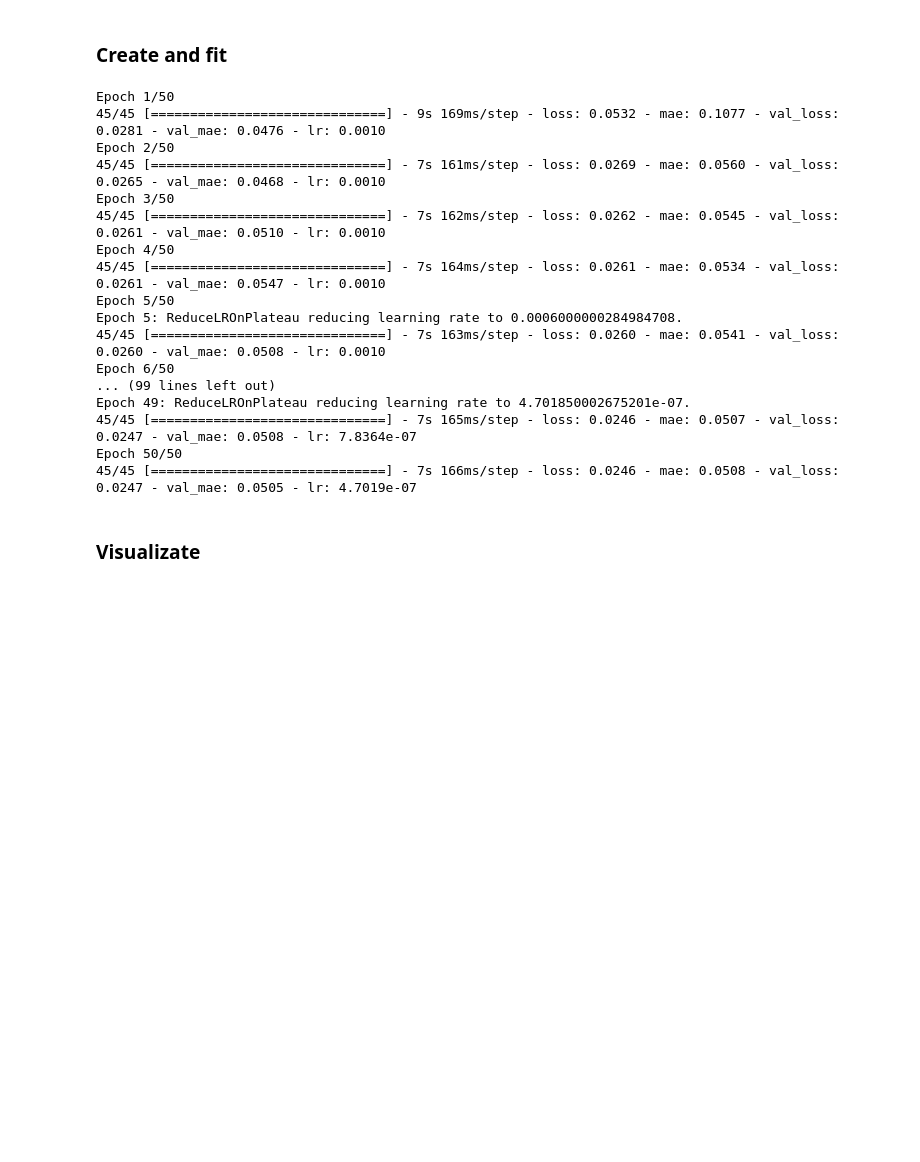
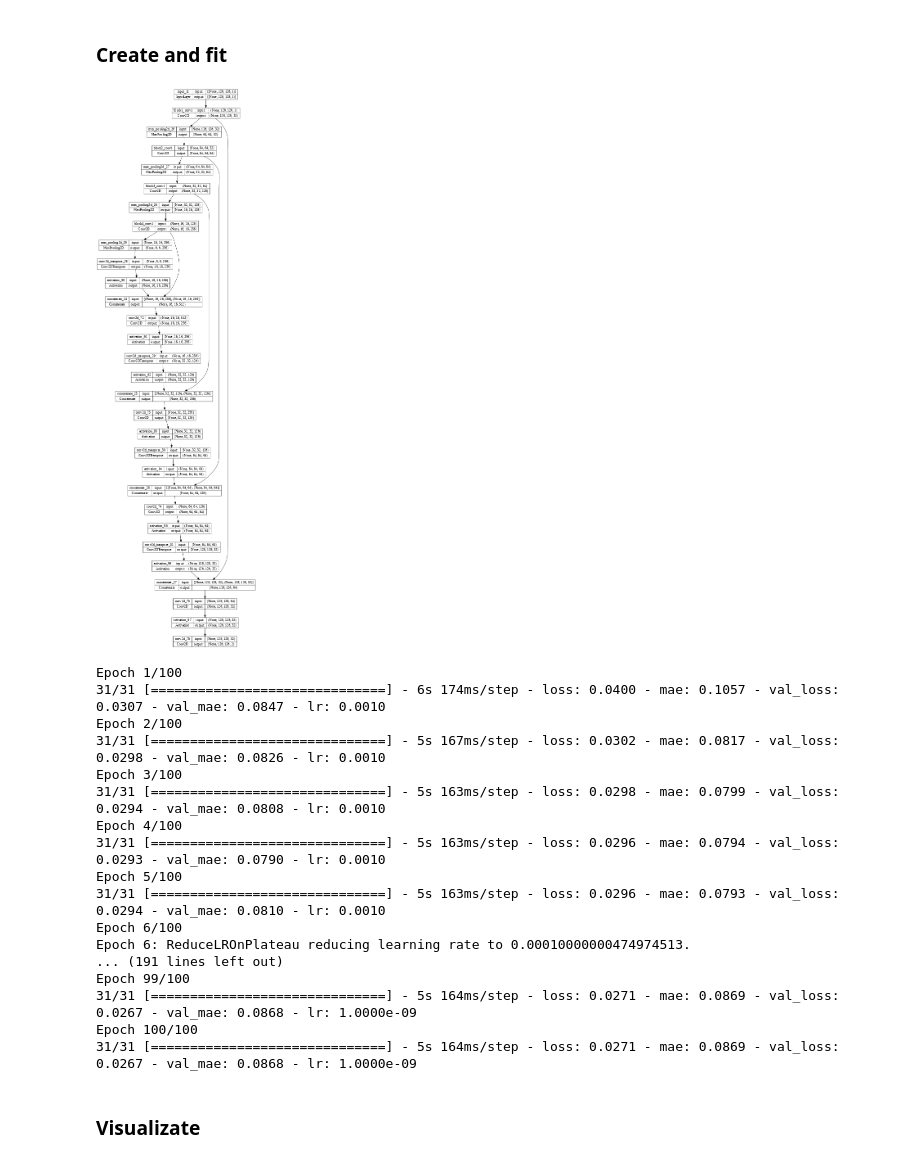
Before and after one commit to NikolaevMikhailRoma/gprMax_project, a Jupyter notebook: ML.ipynb, the cells around one changed output. Saved outputs shown, nothing was run; the diff lists cells and outputs as text; code cells hidden in the pictures; blank space fills up the shorter version.

```diff
--- a/ML.ipynb
+++ b/ML.ipynb
@@ -336,7 +336,7 @@ def sunet(input_shape,
   # x = BatchNormalization()(x)
   x = Activation('relu')(x)
 
-  x = Conv2D(class_count, (3, 3), padding='same', activation = 'tanh')(x)
+  x = Conv2D(class_count, (3, 3), padding='same', activation = 'sigmoid')(x)
 
 
 
@@ -352,13 +352,15 @@ def sunet(input_shape,
   return model
 # %%
 model_sunet = sunet((IMG_WIDTH, IMG_HEIGHT, 1), GEOM_CHANNELS)
-# utils.plot_model(model_sunet, show_shapes=True, dpi=40)
+utils.plot_model(model_sunet, show_shapes=True, dpi=40)
+# %% [output]
+[figure, added]
 # %%
 reduceLROnPlateau = ReduceLROnPlateau(monitor='val_loss',
-                                      factor=0.6,
+                                      factor=0.1,
                                       patience=2,
                                       verbose=1,
-                                      min_lr=0.0000001)
+                                      min_lr=0.000000001)
 earlystop=EarlyStopping(monitor='val_loss',
                         min_delta=0,
                         patience=4,
@@ -387,23 +389,23 @@ history = model_sunet.fit(X_train, y_train,
                              ],
                           )
 # %% [output]
-Epoch 1/50
-45/45 [==============================] - 9s 169ms/step - loss: 0.0532 - mae: 0.1077 - val_loss: 0.0281 - val_mae: 0.0476 - lr: 0.0010
-Epoch 2/50
-45/45 [==============================] - 7s 161ms/step - loss: 0.0269 - mae: 0.0560 - val_loss: 0.0265 - val_mae: 0.0468 - lr: 0.0010
-Epoch 3/50
-45/45 [==============================] - 7s 162ms/step - loss: 0.0262 - mae: 0.0545 - val_loss: 0.0261 - val_mae: 0.0510 - lr: 0.0010
-Epoch 4/50
-45/45 [==============================] - 7s 164ms/step - loss: 0.0261 - mae: 0.0534 - val_loss: 0.0261 - val_mae: 0.0547 - lr: 0.0010
-Epoch 5/50
-Epoch 5: ReduceLROnPlateau reducing learning rate to 0.0006000000284984708.
-45/45 [==============================] - 7s 163ms/step - loss: 0.0260 - mae: 0.0541 - val_loss: 0.0260 - val_mae: 0.0508 - lr: 0.0010
-Epoch 6/50
-... (99 lines left out)
-Epoch 49: ReduceLROnPlateau reducing learning rate to 4.701850002675201e-07.
-45/45 [==============================] - 7s 165ms/step - loss: 0.0246 - mae: 0.0507 - val_loss: 0.0247 - val_mae: 0.0508 - lr: 7.8364e-07
-Epoch 50/50
-45/45 [==============================] - 7s 166ms/step - loss: 0.0246 - mae: 0.0508 - val_loss: 0.0247 - val_mae: 0.0505 - lr: 4.7019e-07
+Epoch 1/100
+31/31 [==============================] - 6s 174ms/step - loss: 0.0400 - mae: 0.1057 - val_loss: 0.0307 - val_mae: 0.0847 - lr: 0.0010
+Epoch 2/100
+31/31 [==============================] - 5s 167ms/step - loss: 0.0302 - mae: 0.0817 - val_loss: 0.0298 - val_mae: 0.0826 - lr: 0.0010
+Epoch 3/100
+31/31 [==============================] - 5s 163ms/step - loss: 0.0298 - mae: 0.0799 - val_loss: 0.0294 - val_mae: 0.0808 - lr: 0.0010
+Epoch 4/100
+31/31 [==============================] - 5s 163ms/step - loss: 0.0296 - mae: 0.0794 - val_loss: 0.0293 - val_mae: 0.0790 - lr: 0.0010
+Epoch 5/100
+31/31 [==============================] - 5s 163ms/step - loss: 0.0296 - mae: 0.0793 - val_loss: 0.0294 - val_mae: 0.0810 - lr: 0.0010
+Epoch 6/100
+Epoch 6: ReduceLROnPlateau reducing learning rate to 0.00010000000474974513.
+... (191 lines left out)
+Epoch 99/100
+31/31 [==============================] - 5s 164ms/step - loss: 0.0271 - mae: 0.0869 - val_loss: 0.0267 - val_mae: 0.0868 - lr: 1.0000e-09
+Epoch 100/100
+31/31 [==============================] - 5s 164ms/step - loss: 0.0271 - mae: 0.0869 - val_loss: 0.0267 - val_mae: 0.0868 - lr: 1.0000e-09
 # %% [markdown]
 ### Visualizate
 # %%
```
Also changed, not shown: parts of 62 cells of this notebook.
